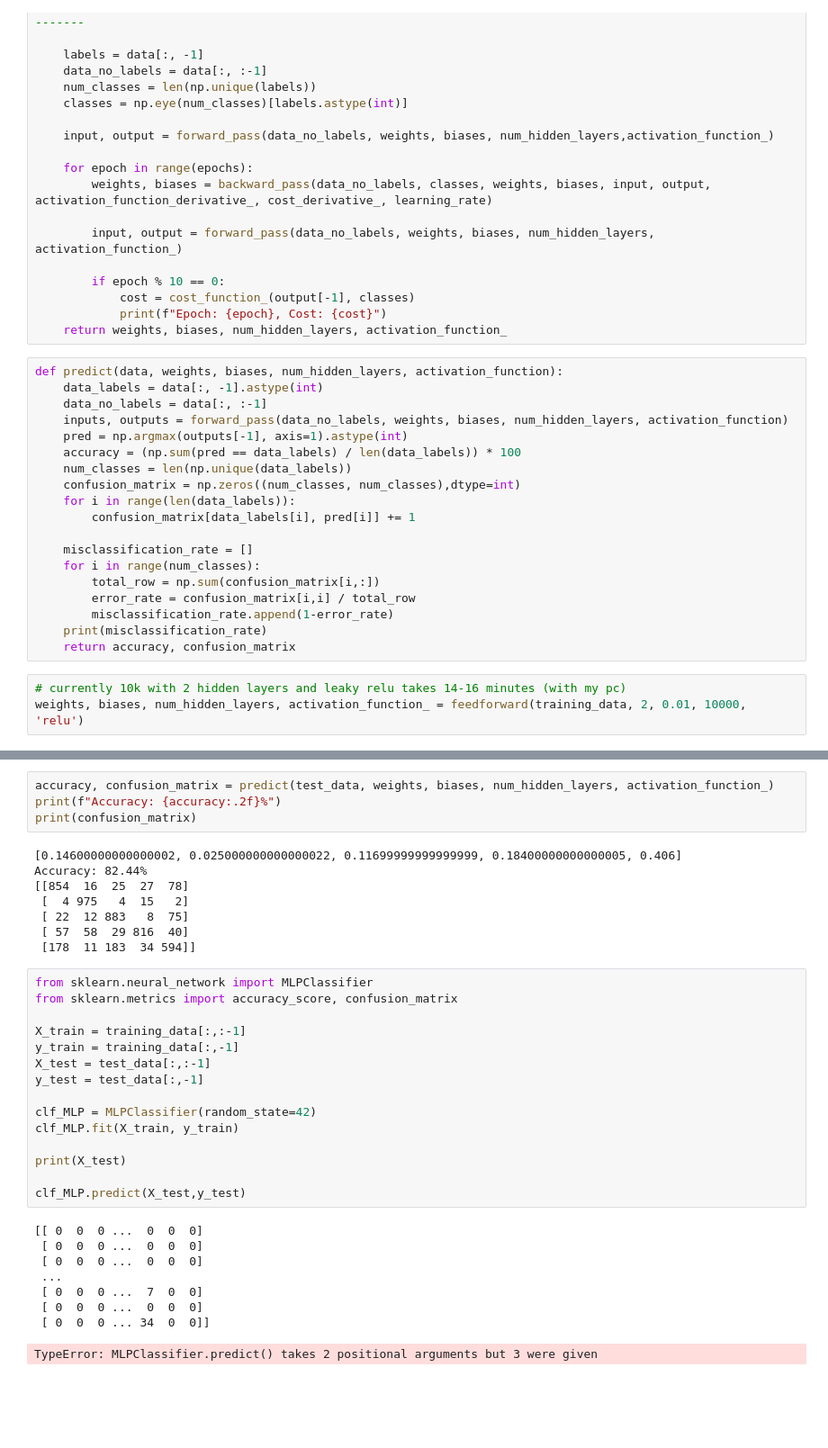
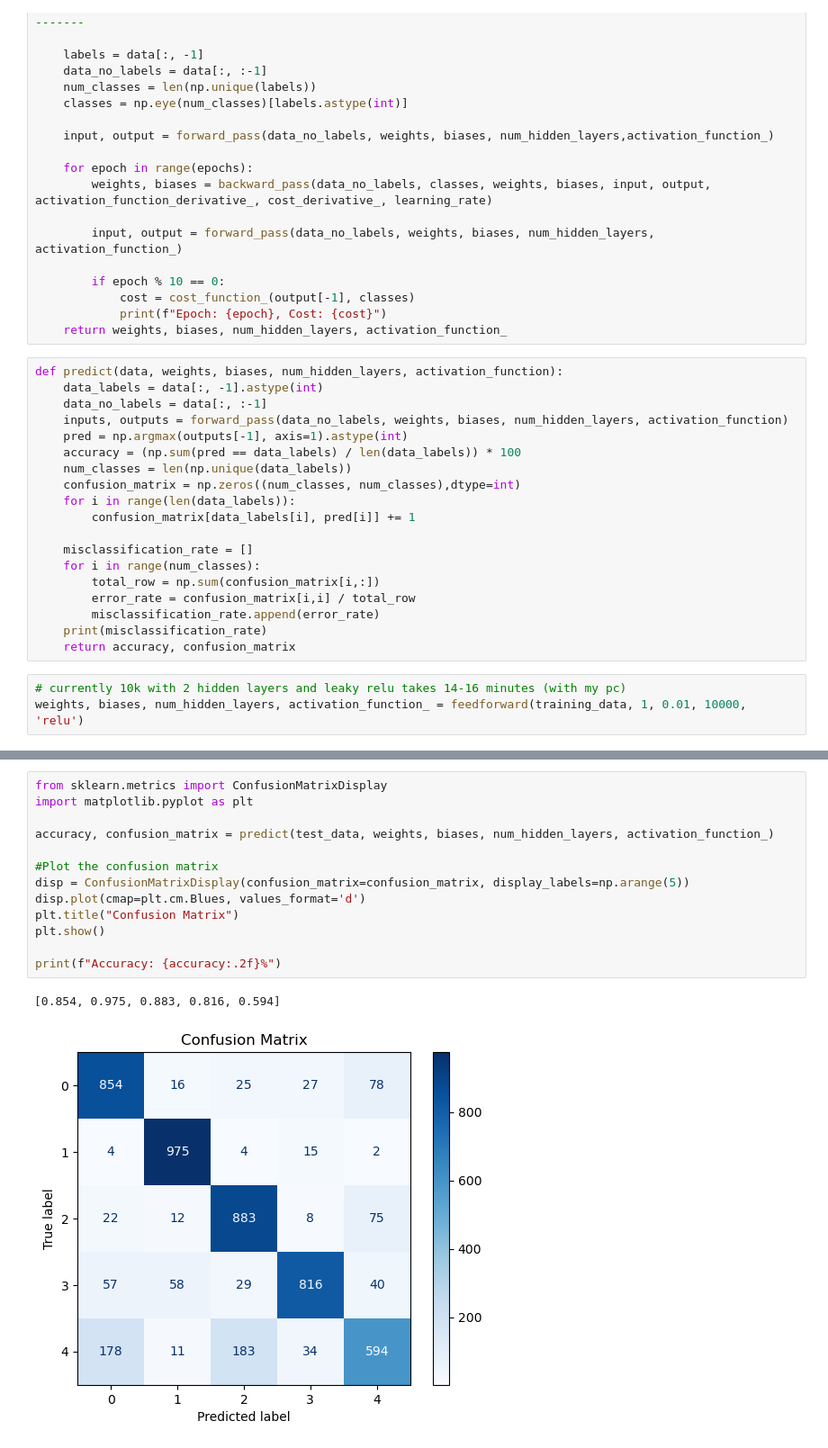
Before and after one commit to eloplope/Fashion-classifier, a Jupyter notebook: neural_network.ipynb, the cells around one changed output, grey strips where cells are left out. Shown at 90% size. Drawn from its saved outputs; the diff is of its cells as text; blank space fills up the shorter version.

```diff
--- a/neural_network.ipynb
+++ b/neural_network.ipynb
@@ -201,10 +201,10 @@ def predict(data, weights, biases, num_hidden_layers, activation_function):
     for i in range(num_classes):
         total_row = np.sum(confusion_matrix[i,:])
         error_rate = confusion_matrix[i,i] / total_row
-        misclassification_rate.append(1-error_rate)
+        misclassification_rate.append(error_rate)
     print(misclassification_rate)
     return accuracy, confusion_matrix
 # %%
 # currently 10k with 2 hidden layers and leaky relu takes 14-16 minutes (with my pc)
-weights, biases, num_hidden_layers, activation_function_ = feedforward(training_data, 2, 0.01, 10000, 'relu')
+weights, biases, num_hidden_layers, activation_function_ = feedforward(training_data, 1, 0.01, 10000, 'relu')
 # %% [output]
@@ -229,36 +228,16 @@ KeyboardInterrupt:
-# %%
-accuracy, confusion_matrix = predict(test_data, weights, biases, num_hidden_layers, activation_function_)
-print(f"Accuracy: {accuracy:.2f}%")
-print(confusion_matrix)
-# %% [output]
-[0.14600000000000002, 0.025000000000000022, 0.11699999999999999, 0.18400000000000005, 0.406]
-Accuracy: 82.44%
-[[854  16  25  27  78]
- [  4 975   4  15   2]
- [ 22  12 883   8  75]
- [ 57  58  29 816  40]
- [178  11 183  34 594]]
-# %%
-from sklearn.neural_network import MLPClassifier
-from sklearn.metrics import accuracy_score, confusion_matrix
-
-X_train = training_data[:,:-1]
-y_train = training_data[:,-1]
-X_test = test_data[:,:-1]
-y_test = test_data[:,-1]
-
-clf_MLP = MLPClassifier(random_state=42)
-clf_MLP.fit(X_train, y_train)
-
-print(X_test)
-
-clf_MLP.predict(X_test,y_test)
-# %% [output]
-[[ 0  0  0 ...  0  0  0]
- [ 0  0  0 ...  0  0  0]
- [ 0  0  0 ...  0  0  0]
- ...
- [ 0  0  0 ...  7  0  0]
- [ 0  0  0 ...  0  0  0]
- [ 0  0  0 ... 34  0  0]]
-TypeError: MLPClassifier.predict() takes 2 positional arguments but 3 were given
+# %%
+from sklearn.metrics import ConfusionMatrixDisplay
+import matplotlib.pyplot as plt
+
+accuracy, confusion_matrix = predict(test_data, weights, biases, num_hidden_layers, activation_function_)
+
+#Plot the confusion matrix
+disp = ConfusionMatrixDisplay(confusion_matrix=confusion_matrix, display_labels=np.arange(5))
+disp.plot(cmap=plt.cm.Blues, values_format='d')
+plt.title("Confusion Matrix")
+plt.show()
+
+print(f"Accuracy: {accuracy:.2f}%")
+# %% [output]
+[0.854, 0.975, 0.883, 0.816, 0.594]
+[figure, added]
```
Also changed, not shown: parts of 2 cells of this notebook.
